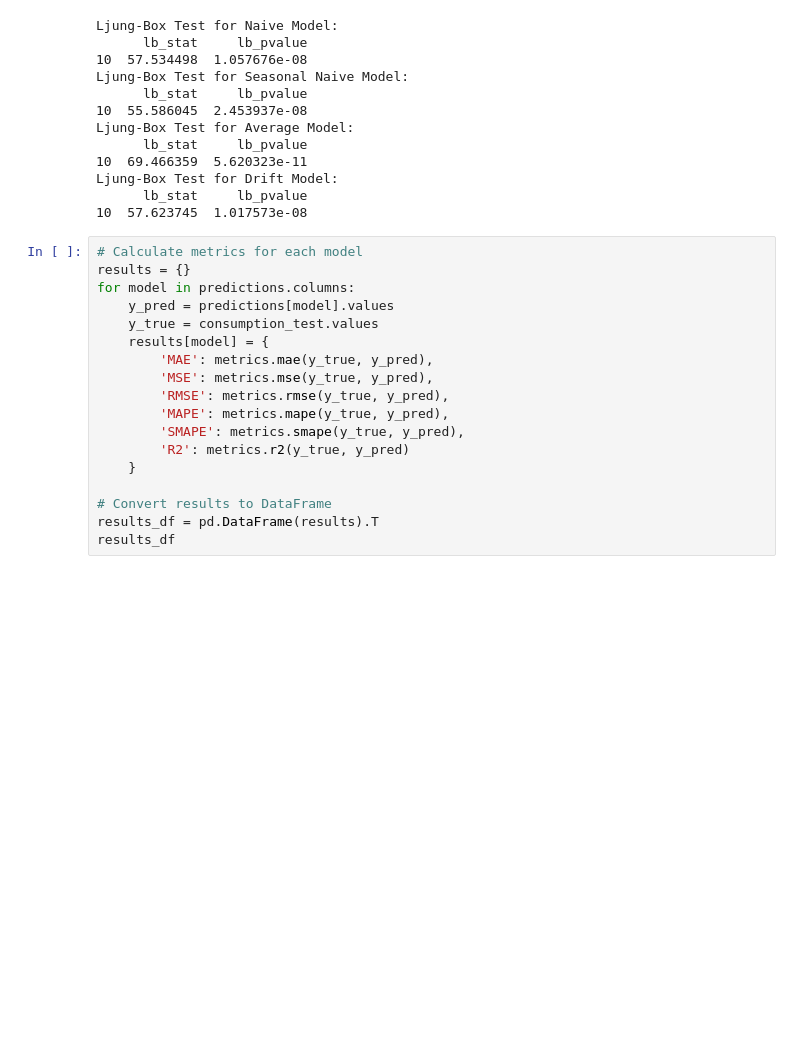
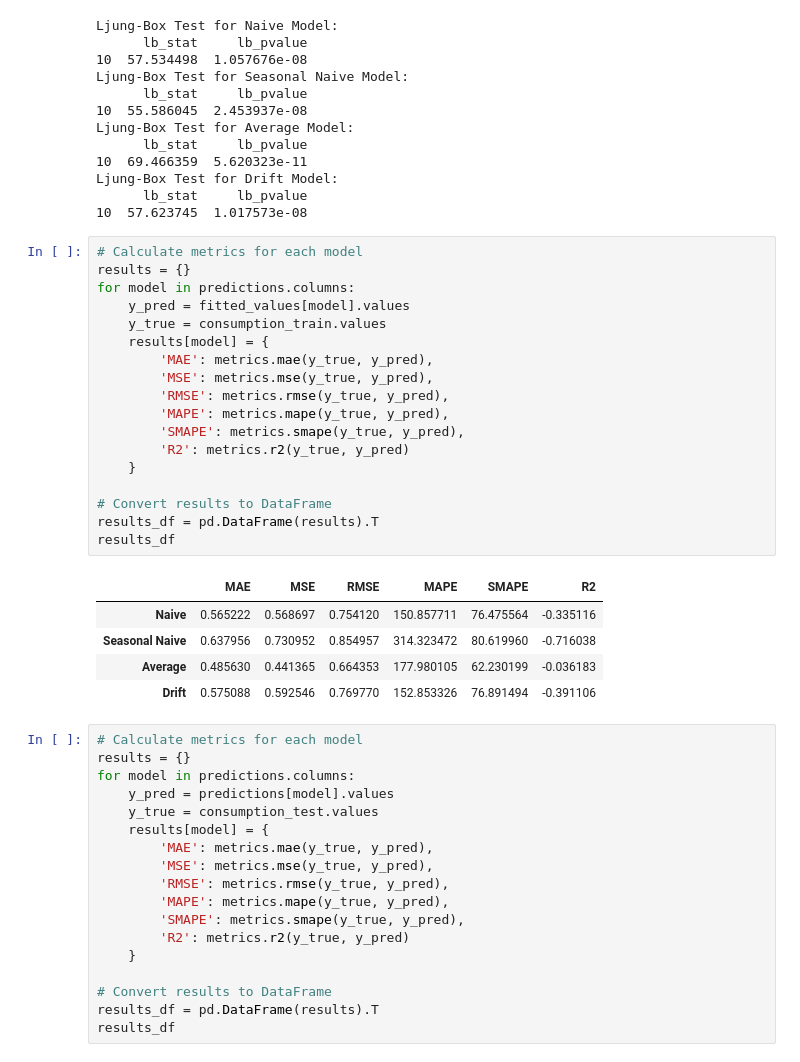
Before and after one commit to GabrielJP314/time-series, a Jupyter notebook: baseline_exp_models.ipynb, the cells around one changed output. Cells and saved outputs as stored; diff of their text form; blank space fills up the shorter version.

```diff
--- a/baseline_exp_models.ipynb
+++ b/baseline_exp_models.ipynb
@@ -187,6 +177,30 @@ Ljung-Box Test for Average Model:
 Ljung-Box Test for Drift Model:
       lb_stat     lb_pvalue
 10  57.623745  1.017573e-08
+# %%
+# Calculate metrics for each model
+results = {}
+for model in predictions.columns:
+    y_pred = fitted_values[model].values
+    y_true = consumption_train.values
+    results[model] = {
+        'MAE': metrics.mae(y_true, y_pred),
+        'MSE': metrics.mse(y_true, y_pred),
+        'RMSE': metrics.rmse(y_true, y_pred),
+        'MAPE': metrics.mape(y_true, y_pred),
+        'SMAPE': metrics.smape(y_true, y_pred),
+        'R2': metrics.r2(y_true, y_pred)
+    }
+
+# Convert results to DataFrame
+results_df = pd.DataFrame(results).T
+results_df
+# %% [output]
+|  | MAE | MSE | RMSE | MAPE | SMAPE | R2 |
+| Naive | 0.565222 | 0.568697 | 0.754120 | 150.857711 | 76.475564 | -0.335116 |
+| Seasonal Naive | 0.637956 | 0.730952 | 0.854957 | 314.323472 | 80.619960 | -0.716038 |
+| Average | 0.485630 | 0.441365 | 0.664353 | 177.980105 | 62.230199 | -0.036183 |
+| Drift | 0.575088 | 0.592546 | 0.769770 | 152.853326 | 76.891494 | -0.391106 |
 # %%
 # Calculate metrics for each model
 results = {}
```
Also changed, not shown: parts of 1 cell of this notebook.
